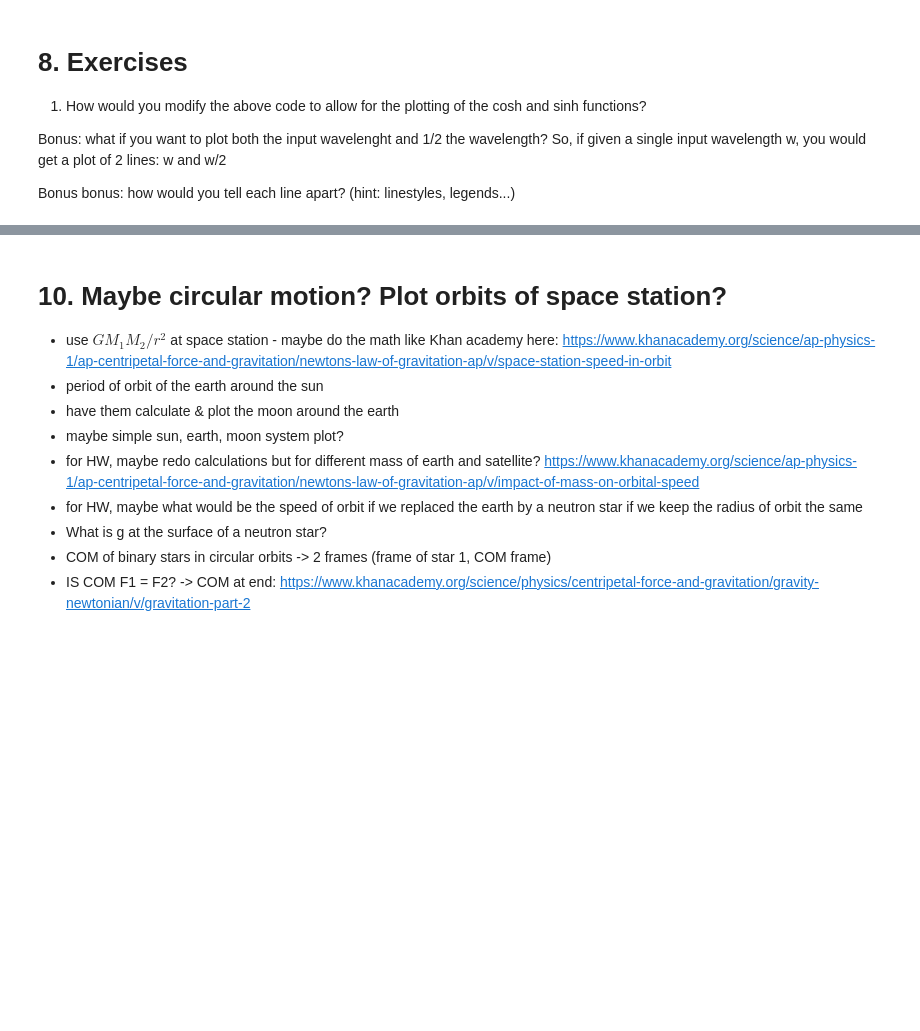
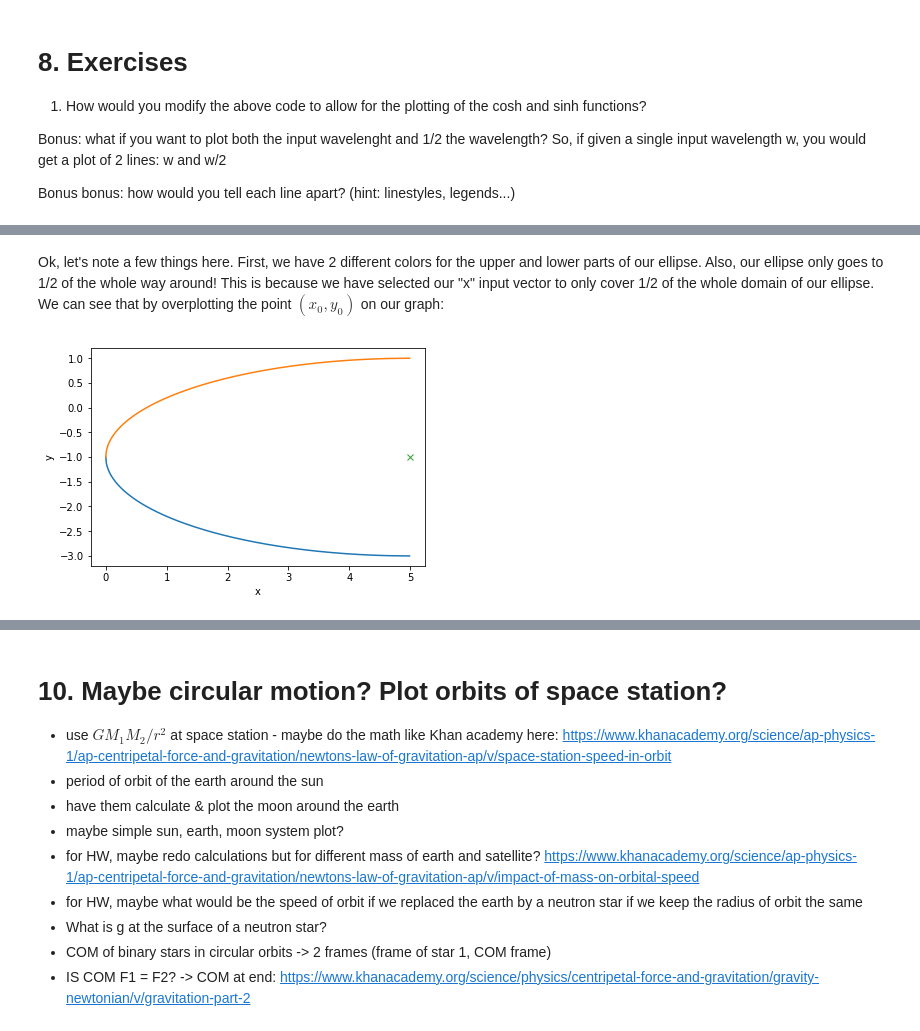
Before and after one commit to jnaiman/csci-p-14110, a Jupyter notebook: lesson01/_introToPython_notes_lesson01.ipynb, the cells around one changed output, grey strips where cells are left out. Cells and saved outputs as stored; diff of their text form; code cells hidden in the pictures; blank space fills up the shorter version.

```diff
--- a/lesson01/_introToPython_notes_lesson01.ipynb
+++ b/lesson01/_introToPython_notes_lesson01.ipynb
@@ -858,0 +912,14 @@ Bonus bonus: how would you tell each line apart? (hint: linestyles, legends...)
+# %% [markdown]
+Ok, let's note a few things here.  First, we have 2 different colors for the upper and lower parts of our ellipse. Also, our ellipse only goes to 1/2 of the whole way around!  This is because we have selected our "x" input vector to only cover 1/2 of the whole domain of our ellipse.  We can see that by overplotting the point $(x_0, y_0)$ on our graph:
+# %%
+plt.plot(x, y_lower)
+plt.plot(x, y_upper)
+
+plt.plot(x0, y0, 'x') #this last entry here just says put an "x" at this point
+
+plt.xlabel('x')
+plt.ylabel('y')
+
+plt.show()
+# %% [output]
+[figure, added]
```
Also changed, not shown: parts of 18 cells of this notebook, 5 other files.
